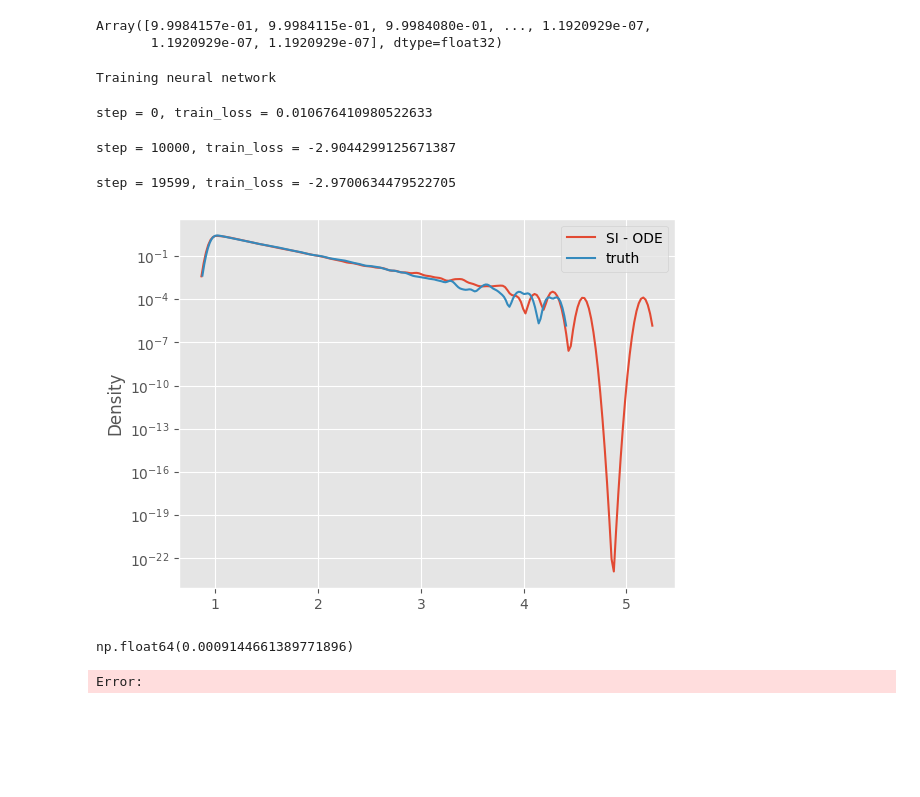
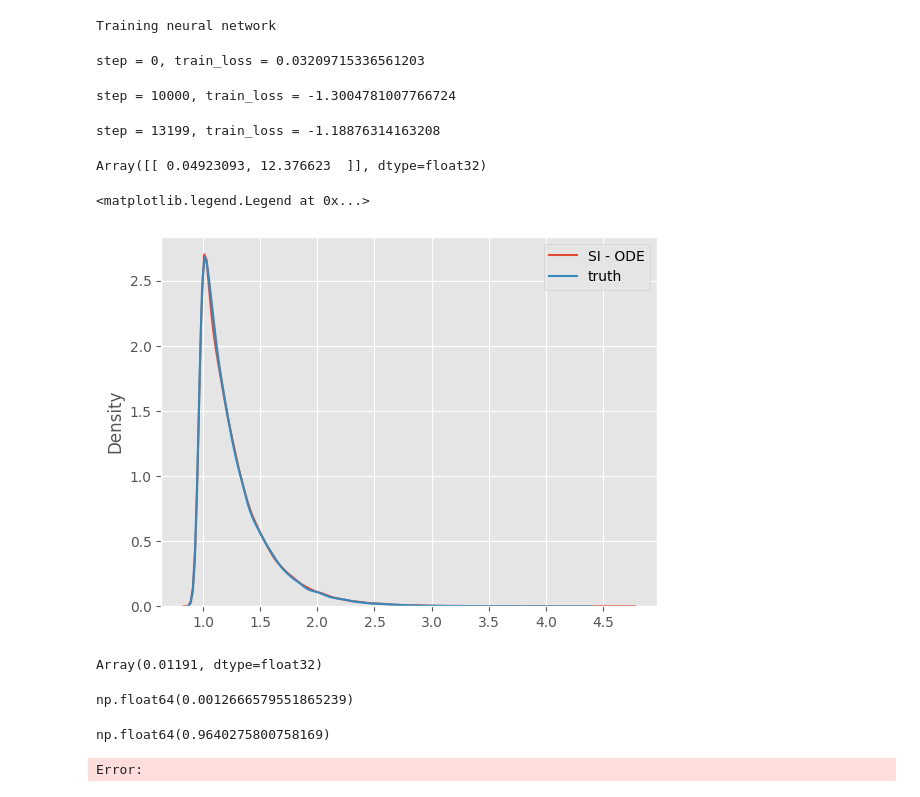
Before and after one commit to abjohnson117/TransportVsMcmcExperiments, a Jupyter notebook: tanh/tanh_test.ipynb, the cells around one changed output. Drawn from its saved outputs; the diff is of its cells as text; code cells hidden in the pictures; blank space fills up the shorter version.

```diff
--- a/tanh/tanh_test.ipynb
+++ b/tanh/tanh_test.ipynb
@@ -94,15 +102,11 @@ plt.plot(ts, sigmoid_interpolant(ts, jnp.zeros(10000), jnp.ones(10000)))
-# %%
-sigmoid_interpolant(ts, jnp.zeros(10000), jnp.ones(10000))
-# %% [output]
-Array([9.9984157e-01, 9.9984115e-01, 9.9984080e-01, ..., 1.1920929e-07,
-       1.1920929e-07, 1.1920929e-07], dtype=float32)
 # %%
 samps2 = np.load("samps_2.npy")
 # %%
 key1 = random.key(2)
+key1, key2 = random.split(key1, 2)
 epochs = 400
 x1_data = data.copy()
-train_dim = 100000
+train_dim = 4096 * 16
 batch_size = 2048
 # batch_size = 1024
 # batch_size = hyperparams["batch_size"]
@@ -114,19 +118,19 @@ print_every = 10000
 yu_dimension = (1, 1)
 dim = yu_dimension[0] + yu_dimension[1]
 # hidden_layer_list = [256] * 4 if train_dim < 8000 else [1024] * 8
-# hidden_layer_list = [512] * 6
-hidden_layer_list = [256] * 4
+hidden_layer_list2 = [350] * 5
+hidden_layer_list1 = [256] * 4
 # hidden_layer_list = [1024] * 8
 target_data = x1_data[:train_dim, :]
-model = MLP(
+velocity = MLP(
     key=key1,
     dim=dim,
     time_varying=True,
-    w=hidden_layer_list,
-    num_layers=len(hidden_layer_list) + 1,
+    w=hidden_layer_list1,
+    num_layers=len(hidden_layer_list1) + 1,
     activation_fn=jax.nn.gelu,  # GeLU worked well
 )
-schedule = optax.warmup_cosine_decay_schedule(
+v_schedule = optax.warmup_cosine_decay_schedule(
     init_value=0.0,
     peak_value=1e-3,
     warmup_steps=400,
@@ -134,24 +138,24 @@ schedule = optax.warmup_cosine_decay_schedule(
     end_value=1e-5,
 )
 
-optimizer = optax.chain(
-    optax.clip_by_global_norm(1.0), optax.rmsprop(schedule)
+v_optimizer = optax.chain(
+    optax.clip_by_global_norm(1.0), optax.rmsprop(v_schedule)
 )
-
-interpolant = sigmoid_interpolant
-interpolant_der = sigmoid_interpolant_der
+interpolant = linear_interpolant
+interpolant_der = linear_interpolant_der
 interpolant_args = {"t": None, "x1": None, "x0": None}
 
 trainer = NNTrainer(
     target_density=None,
-    model=model,
-    optimizer=optimizer,
+    model=velocity,
+    optimizer=v_optimizer,
     interpolant=interpolant,
     interpolant_der=interpolant_der,
-    reference_sampler=exp_reference_sampler,
+    reference_sampler=standard_gaussian_reference_sampler,
     loss=vec_field_loss,
     interpolant_args=interpolant_args,
     yu_dimension=yu_dimension,
+    t_sampler=random.beta,
     # reference_sampler_args=reference_sampler_args,
 )
 
@@ -165,9 +169,13 @@ trainer.train(
 );
 # %% [output]
 Training neural network
-step = 0, train_loss = 0.010676410980522633
+step = 0, train_loss = 0.03209715336561203
-step = 10000, train_loss = -2.9044299125671387
+step = 10000, train_loss = -1.3004781007766724
-step = 19599, train_loss = -2.9700634479522705
+step = 13199, train_loss = -1.18876314163208
+# %%
+trainer.vmap_model(jnp.array([[1.0, 2., 0.]]))
+# %% [output]
+Array([[ 0.04923093, 12.376623  ]], dtype=float32)
 # %%
 cond_vals = 2
 nsamples = 100000
@@ -178,18 +187,30 @@ cond_samples = trainer.conditional_sample(
     u0_cond=None,
     solver_args=solver_args,
 )
+# %%
+ys_test = cond_vals * np.ones((100000, 1))
+samps2 = np.tanh(ys_test) + 0.1 * np.random.randn(100000, 1)
 # %%
 kdeplot(cond_samples[:, 1], label="SI - ODE")
 # kdeplot(mcmc_samps2[0].squeeze(), label="MCMC")
 kdeplot(samps2.squeeze(), label="truth")
 plt.legend()
-plt.yscale('log')
+# plt.yscale('log')
 # %% [output]
+<matplotlib.legend.Legend at 0x...>
-[figure, old version]
+[figure, new version]
-# %%
-wasserstein_1d(np.asarray(cond_samples[:, 1]), samps2.squeeze(), p=2)
-# %% [output]
-np.float64(0.0009144661389771896)
+# %%
+np.mean(cond_samples[:, 1] < np.tanh(2))
+# %% [output]
+Array(0.01191, dtype=float32)
+# %%
+wasserstein_1d(np.asarray(cond_samples[:, 1]), samps2.squeeze(), p=2)
+# %% [output]
+np.float64(0.0012666579551865239)
+# %%
+np.tanh(2)
+# %% [output]
+np.float64(0.9640275800758169)
 # %%
 ys = -3.0 * np.ones((100000, 1))
 us = np.tanh(ys) + np.random.gamma(shape=1.0, scale=0.3, size=(100000, 1))
```
Also changed, not shown: parts of 17 cells of this notebook, 24 other files.
